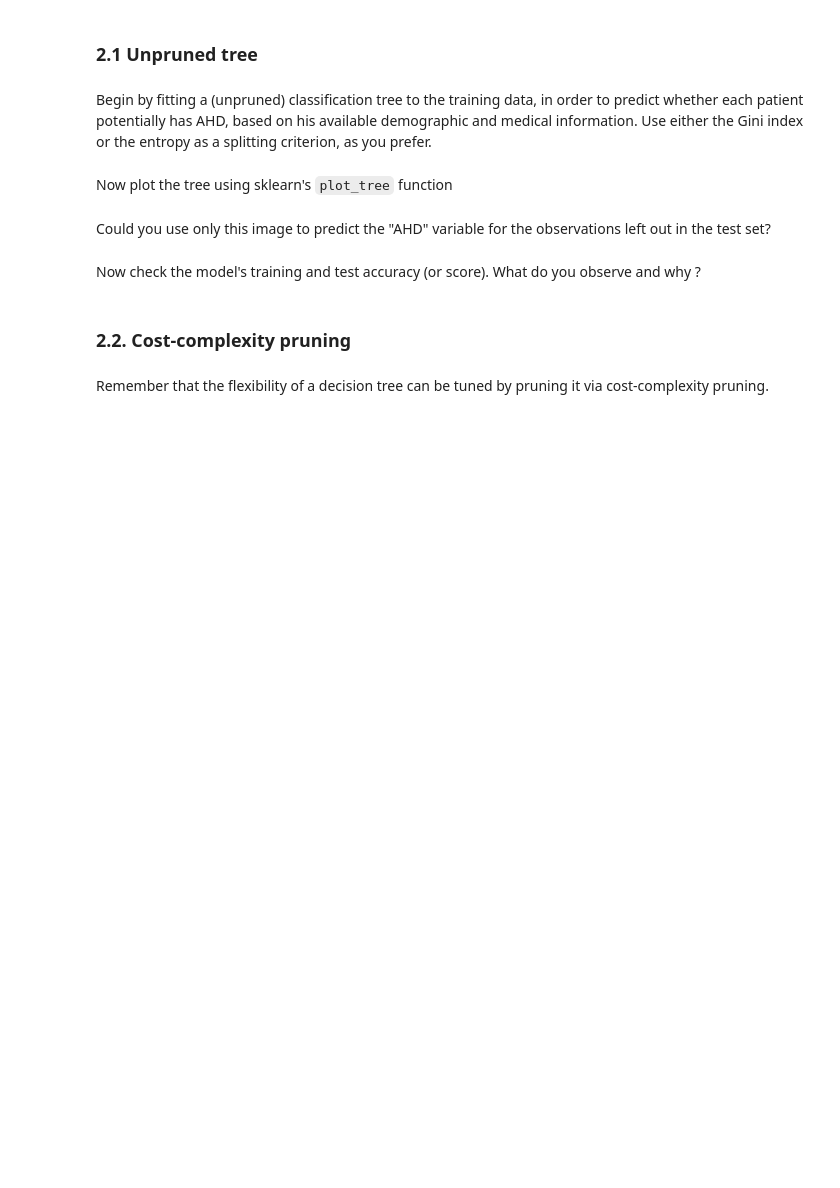
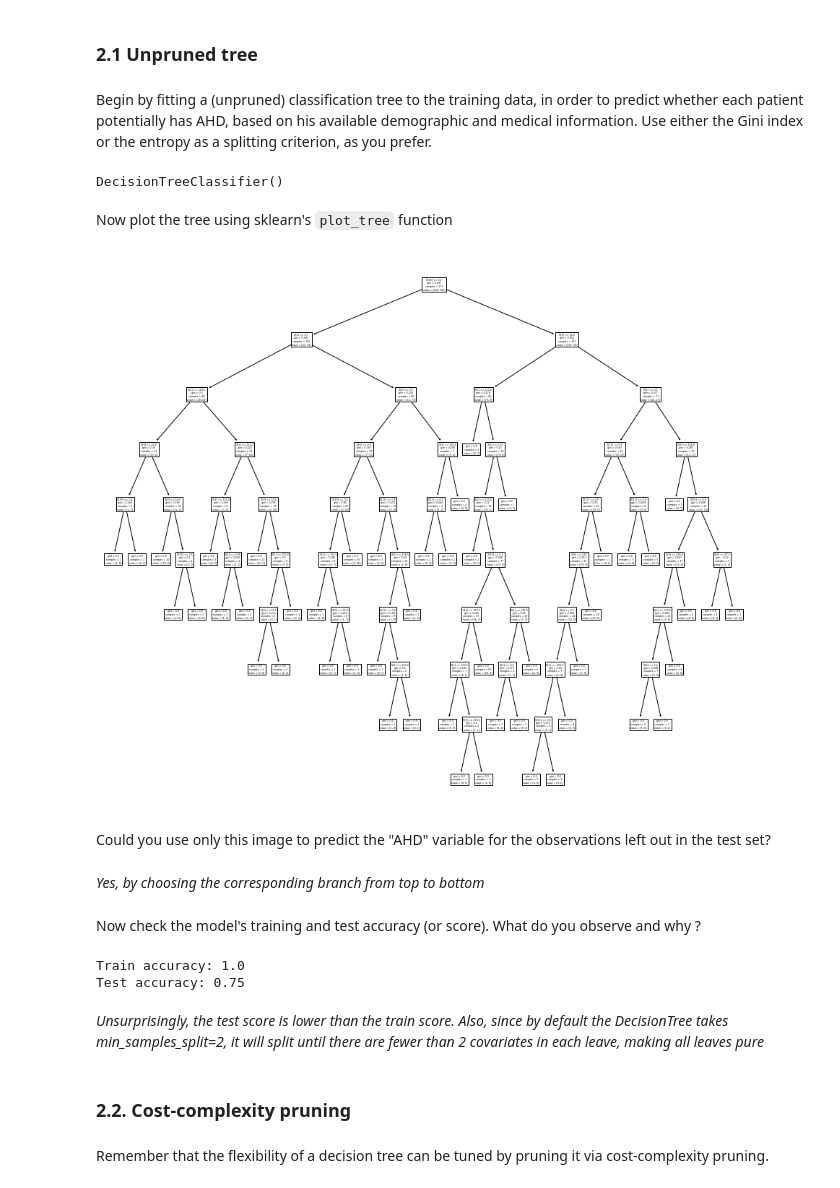
Before and after one commit to victorsamueldaniel/ML, a Jupyter notebook: week_6/Exercise_06_vic.ipynb, the cells around one changed output. Saved outputs shown, nothing was run; the diff lists cells and outputs as text; code cells hidden in the pictures; blank space fills up the shorter version.

```diff
--- a/week_6/Exercise_06_vic.ipynb
+++ b/week_6/Exercise_06_vic.ipynb
@@ -111,24 +177,43 @@ y =
+# %%
+X = pd.get_dummies(df_clean.drop(["AHD"],axis=1),drop_first=True)
+y = df_clean["AHD"]
 # %% [markdown]
 Split the data into train and test. Set random_state=40 and leave 20% of the data out for the test set.
+# %%
+X_train, X_test, y_train, y_test = train_test_split(X,y, test_size=20, random_state=40)
 # %% [markdown]
 ### 2.1 Unpruned tree
 # %%
 from sklearn.tree import DecisionTreeClassifier, plot_tree, export_text
 # %% [markdown]
 Begin by fitting a (unpruned) classification tree to the training data, in order to predict whether each patient potentially has AHD, based on his available demographic and medical information. Use either the Gini index or the entropy as a splitting criterion, as you prefer.
+# %%
+Tree = DecisionTreeClassifier()
+Tree.fit(X_train,y_train)
+# %% [output]
+DecisionTreeClassifier()
 # %% [markdown]
 Now plot the tree using sklearn's `plot_tree` function
 # %%
 plt.figure(figsize=(16,14))
-??
+plot_tree(Tree)
 plt.show()
+# %% [output]
+[figure, added]
 # %% [markdown]
 Could you use only this image to predict the "AHD" variable for the observations left out in the test set?
+# %% [markdown]
+*Yes, by choosing the corresponding branch from top to bottom*
 # %% [markdown]
 Now check the model's training and test accuracy (or score). What do you observe and why ?
 # %%
-print("Train accuracy:", ??)
-print("Test accuracy:", ??)
+print("Train accuracy:", Tree.score(X_train,y_train))
+print("Test accuracy:", Tree.score(X_test,y_test))
+# %% [output]
+Train accuracy: 1.0
+Test accuracy: 0.75
+# %% [markdown]
+*Unsurprisingly, the test score is lower than the train score. Also, since by default the DecisionTree takes min_samples_split=2, it will split until there are fewer than 2 covariates in each leave, making all leaves pure*
 # %% [markdown]
 ### 2.2. Cost-complexity pruning
 # %% [markdown]
```
Also changed, not shown: parts of 19 cells of this notebook.
